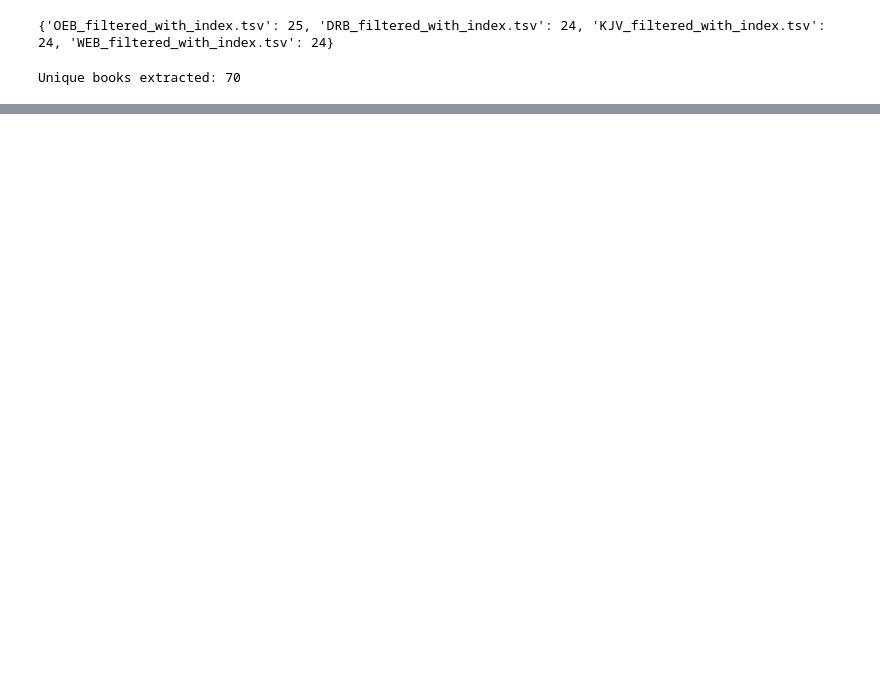
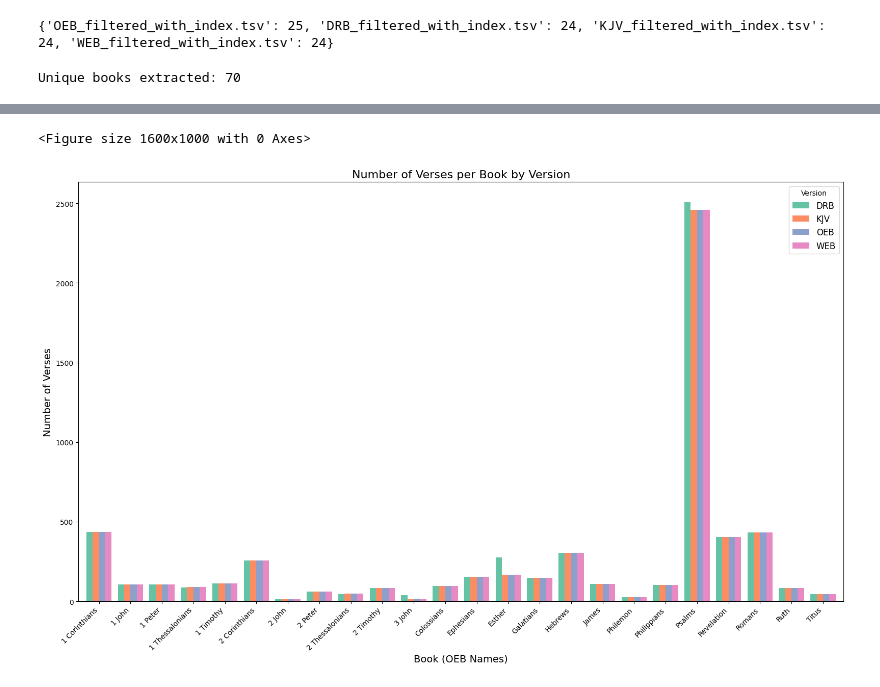
Before and after one commit to pstroe/chartering-new-realms-2024, a Jupyter notebook: Data_Analysis_data_cleaning.ipynb, the cells around one changed output, grey strips where cells are left out. Saved outputs shown, nothing was run; the diff lists cells and outputs as text; code cells hidden in the pictures; blank space fills up the shorter version.

```diff
--- a/Data_Analysis_data_cleaning.ipynb
+++ b/Data_Analysis_data_cleaning.ipynb
@@ -640,0 +814,43 @@ Unique books extracted: 70
+# %%
+import pandas as pd
+import matplotlib.pyplot as plt
+
+# Load the dataset
+file_path = "sorted_aligned_bible_final.tsv"  # Replace with your file path
+bible_data = pd.read_csv(file_path, sep="\t")
+
+# Group by Index and Version, counting the number of verses for each book
+verse_counts = (
+    bible_data.groupby(["Index", "Version"])
+    .size()
+    .reset_index(name="Verse Count")
+)
+
+# Add the OEB book names for Index
+oeb_books = bible_data[bible_data["Version"] == "OEB"][["Index", "Book"]].drop_duplicates()
+verse_counts = verse_counts.merge(oeb_books, on="Index", how="left")
+
+# Pivot the data for plotting
+pivoted_counts = verse_counts.pivot(index="Book", columns="Version", values="Verse Count").fillna(0)
+
+# Plot the data with a new color palette
+plt.figure(figsize=(16, 10))
+pivoted_counts.plot(
+    kind="bar",
+    figsize=(16, 10),
+    stacked=False,
+    width=0.8,
+    color=plt.cm.Set2.colors[:len(pivoted_counts.columns)]  # Use the Set2 color palette
+)
+plt.title("Number of Verses per Book by Version", fontsize=16)
+plt.xlabel("Book (OEB Names)", fontsize=14)
+plt.ylabel("Number of Verses", fontsize=14)
+plt.legend(title="Version", fontsize=12)
+plt.xticks(rotation=45, ha="right", fontsize=10)
+plt.tight_layout()
+
+# Show the plot
+plt.show()
+# %% [output]
+<Figure size 1600x1000 with 0 Axes>
+[figure, added]
```
Also changed, not shown: parts of 23 cells of this notebook, 2 other files.
